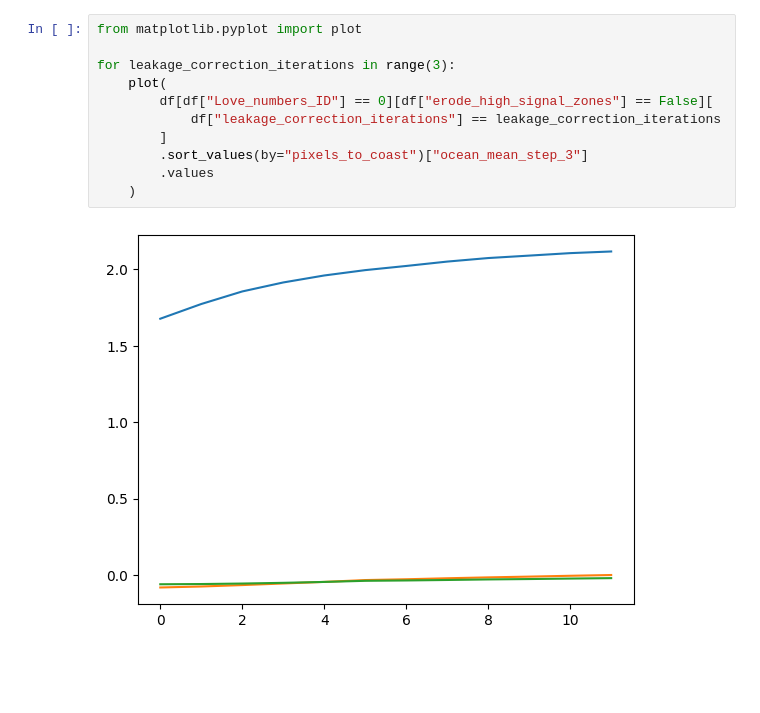
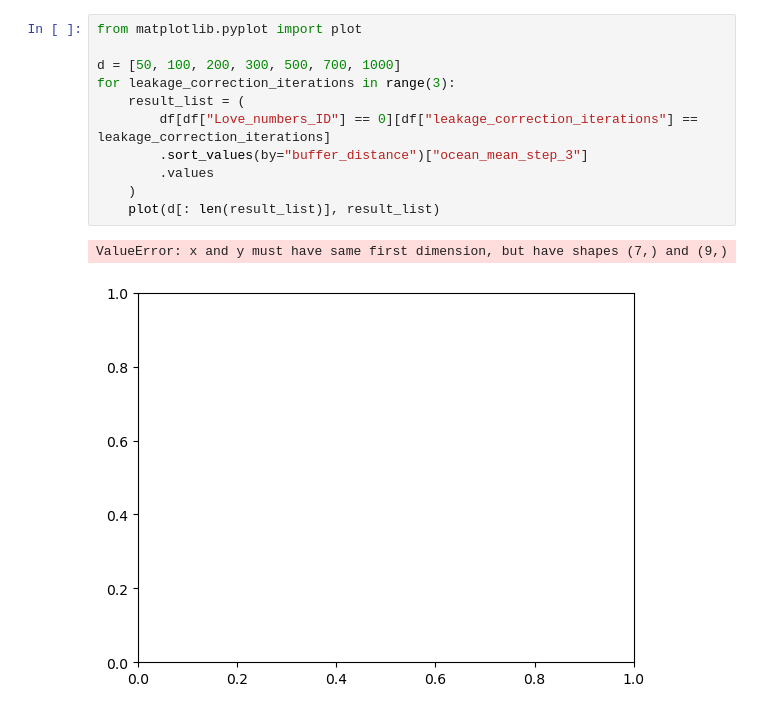
Before and after one commit to maxime-rousselet-cnes/SNREI, a Jupyter notebook: main_process_barystatic_sea_level.ipynb, the cells around one changed output. Drawn from its saved outputs; the diff is of its cells as text; blank space fills up the shorter version.

```diff
--- a/main_process_barystatic_sea_level.ipynb
+++ b/main_process_barystatic_sea_level.ipynb
@@ -8,13 +6,14 @@ FileNotFoundError: [Errno 2] No such file or directory: 'data/results/tables/har
 # %%
 from matplotlib.pyplot import plot
 
+d = [50, 100, 200, 300, 500, 700, 1000]
 for leakage_correction_iterations in range(3):
-    plot(
-        df[df["Love_numbers_ID"] == 0][df["erode_high_signal_zones"] == False][
-            df["leakage_correction_iterations"] == leakage_correction_iterations
-        ]
-        .sort_values(by="pixels_to_coast")["ocean_mean_step_3"]
+    result_list = (
+        df[df["Love_numbers_ID"] == 0][df["leakage_correction_iterations"] == leakage_correction_iterations]
+        .sort_values(by="buffer_distance")["ocean_mean_step_3"]
         .values
     )
+    plot(d[: len(result_list)], result_list)
 # %% [output]
+ValueError: x and y must have same first dimension, but have shapes (7,) and (9,)
-[figure, old version]
+[figure, new version]
```
Also changed, not shown: parts of 1 cell of this notebook, 6 other files.
